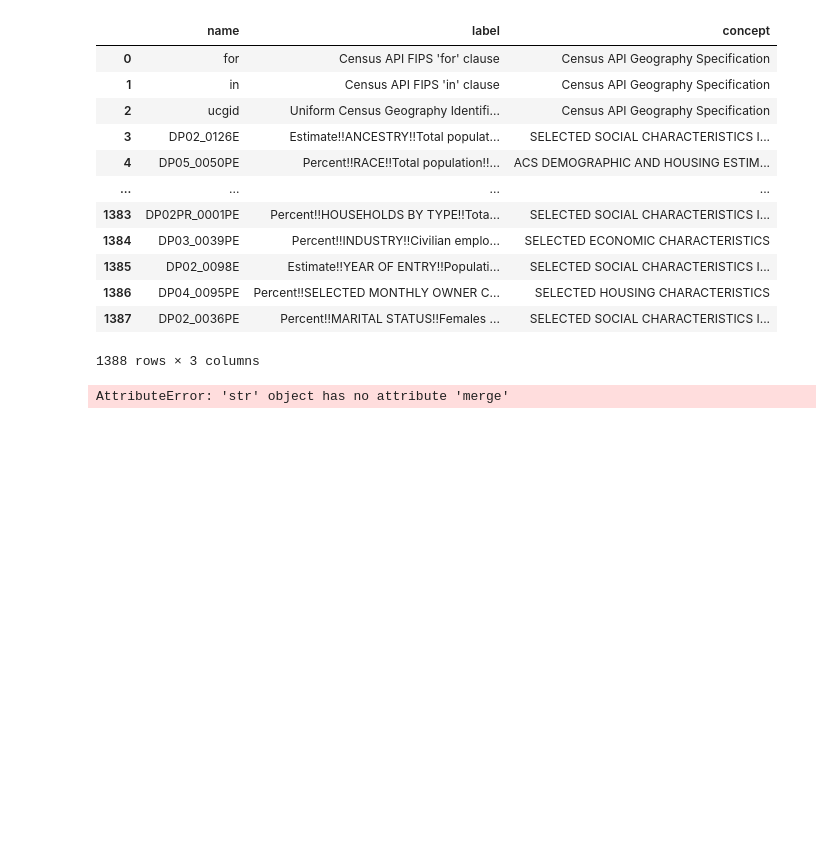
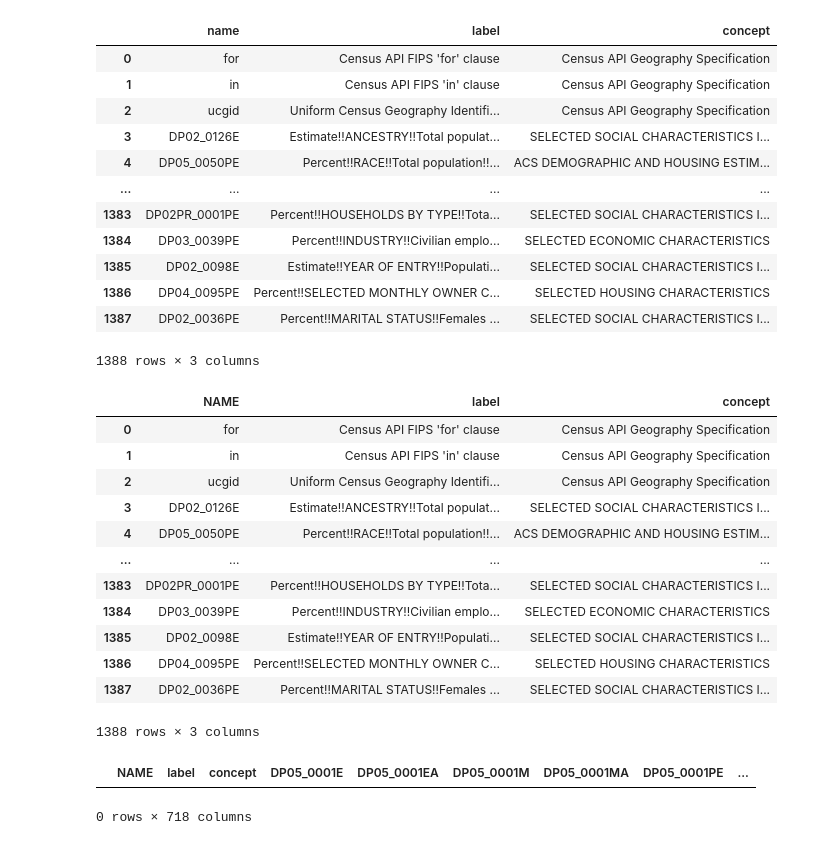
Before and after one commit to pylinet/USCensus, a Jupyter notebook: USCensus-NewYork.ipynb, the cells around one changed output. Saved outputs shown, nothing was run; the diff lists cells and outputs as text; code cells hidden in the pictures; blank space fills up the shorter version.

```diff
--- a/USCensus-NewYork.ipynb
+++ b/USCensus-NewYork.ipynb
@@ -237,8 +240,26 @@ x
 | 1386 | DP04_0095PE | Percent!!SELECTED MONTHLY OWNER C... | SELECTED HOUSING CHARACTERISTICS |
 | 1387 | DP02_0036PE | Percent!!MARITAL STATUS!!Females ... | SELECTED SOCIAL CHARACTERISTICS I... |
 1388 rows × 3 columns
+# %%
+x.rename(columns = {'name':'NAME'}, inplace = True)
+x
+# %% [output]
+|  | NAME | label | concept |
+| 0 | for | Census API FIPS 'for' clause | Census API Geography Specification |
+| 1 | in | Census API FIPS 'in' clause | Census API Geography Specification |
+| 2 | ucgid | Uniform Census Geography Identifi... | Census API Geography Specification |
+| 3 | DP02_0126E | Estimate!!ANCESTRY!!Total populat... | SELECTED SOCIAL CHARACTERISTICS I... |
+| 4 | DP05_0050PE | Percent!!RACE!!Total population!!... | ACS DEMOGRAPHIC AND HOUSING ESTIM... |
+| ... | ... | ... | ... |
+| 1383 | DP02PR_0001PE | Percent!!HOUSEHOLDS BY TYPE!!Tota... | SELECTED SOCIAL CHARACTERISTICS I... |
+| 1384 | DP03_0039PE | Percent!!INDUSTRY!!Civilian emplo... | SELECTED ECONOMIC CHARACTERISTICS |
+| 1385 | DP02_0098E | Estimate!!YEAR OF ENTRY!!Populati... | SELECTED SOCIAL CHARACTERISTICS I... |
+| 1386 | DP04_0095PE | Percent!!SELECTED MONTHLY OWNER C... | SELECTED HOUSING CHARACTERISTICS |
+| 1387 | DP02_0036PE | Percent!!MARITAL STATUS!!Females ... | SELECTED SOCIAL CHARACTERISTICS I... |
+1388 rows × 3 columns
 # %%
-joined2 = x.merge(y, on=['name'],how='inner')
-joined
+joined2 = x.merge(y, on=['NAME'],how='inner')
+joined2
 # %% [output]
+|  | NAME | label | concept | DP05_0001E | DP05_0001EA | DP05_0001M | DP05_0001MA | DP05_0001PE | ... |
-AttributeError: 'str' object has no attribute 'merge'
+0 rows × 718 columns
```
Also changed, not shown: parts of 4 cells of this notebook, 2 other files.
